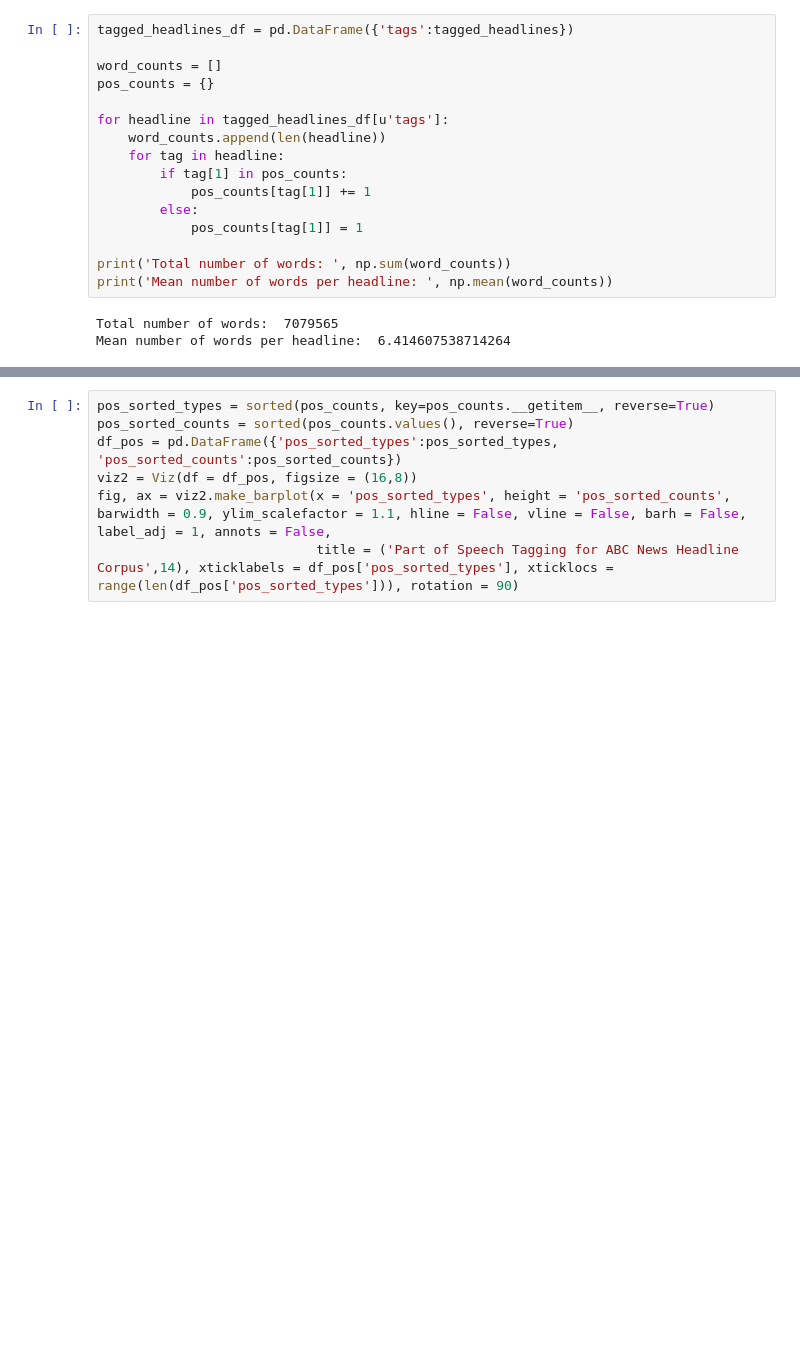
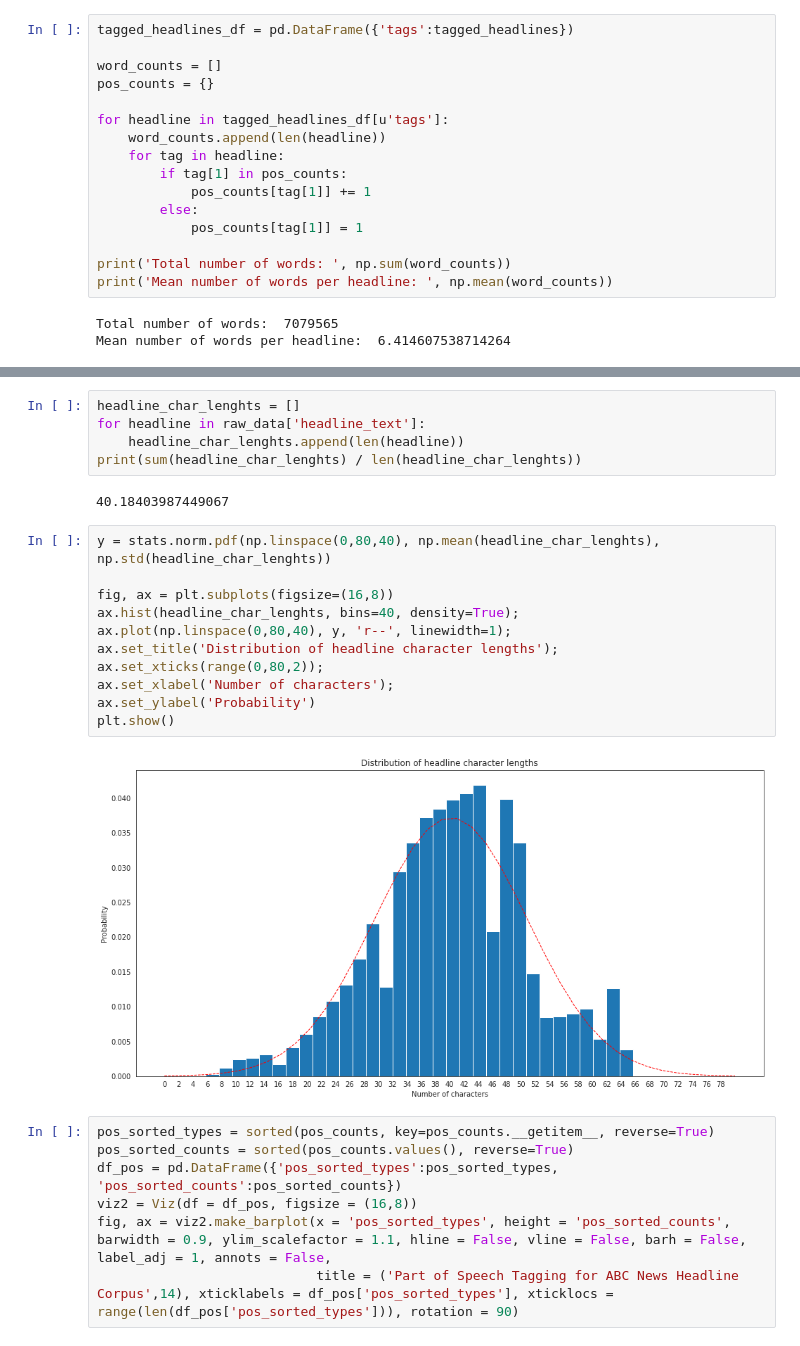
Before and after one commit to philippe-heitzmann/NLP_Topic_Modeling, a Jupyter notebook: Topic_Modeling_NLTK_Gensim.ipynb, the cells around one changed output, grey strips where cells are left out. Cells and saved outputs as stored; diff of their text form; blank space fills up the shorter version.

```diff
--- a/Topic_Modeling_NLTK_Gensim.ipynb
+++ b/Topic_Modeling_NLTK_Gensim.ipynb
@@ -138,3 +138,23 @@ plt.show()
+# %%
+headline_char_lenghts = []
+for headline in raw_data['headline_text']:
+    headline_char_lenghts.append(len(headline))
+print(sum(headline_char_lenghts) / len(headline_char_lenghts))
+# %% [output]
+40.18403987449067
+# %%
+y = stats.norm.pdf(np.linspace(0,80,40), np.mean(headline_char_lenghts), np.std(headline_char_lenghts))
+
+fig, ax = plt.subplots(figsize=(16,8))
+ax.hist(headline_char_lenghts, bins=40, density=True);
+ax.plot(np.linspace(0,80,40), y, 'r--', linewidth=1);
+ax.set_title('Distribution of headline character lengths');
+ax.set_xticks(range(0,80,2));
+ax.set_xlabel('Number of characters');
+ax.set_ylabel('Probability')
+plt.show()
+# %% [output]
+[figure, added]
 # %%
 pos_sorted_types = sorted(pos_counts, key=pos_counts.__getitem__, reverse=True)
 pos_sorted_counts = sorted(pos_counts.values(), reverse=True)
```
Also changed, not shown: parts of 72 cells of this notebook.
